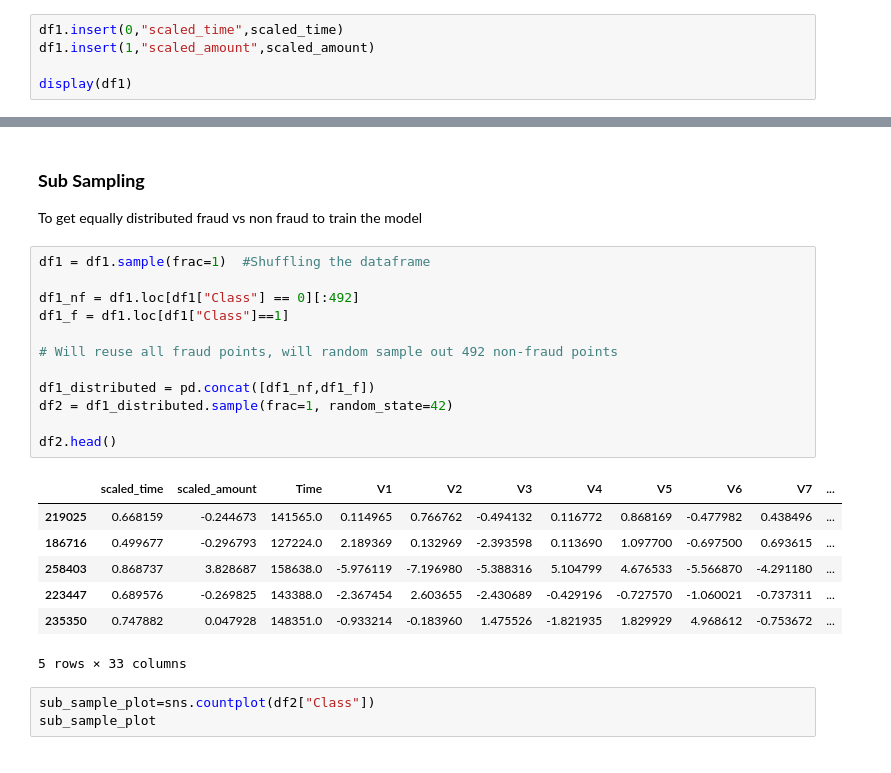
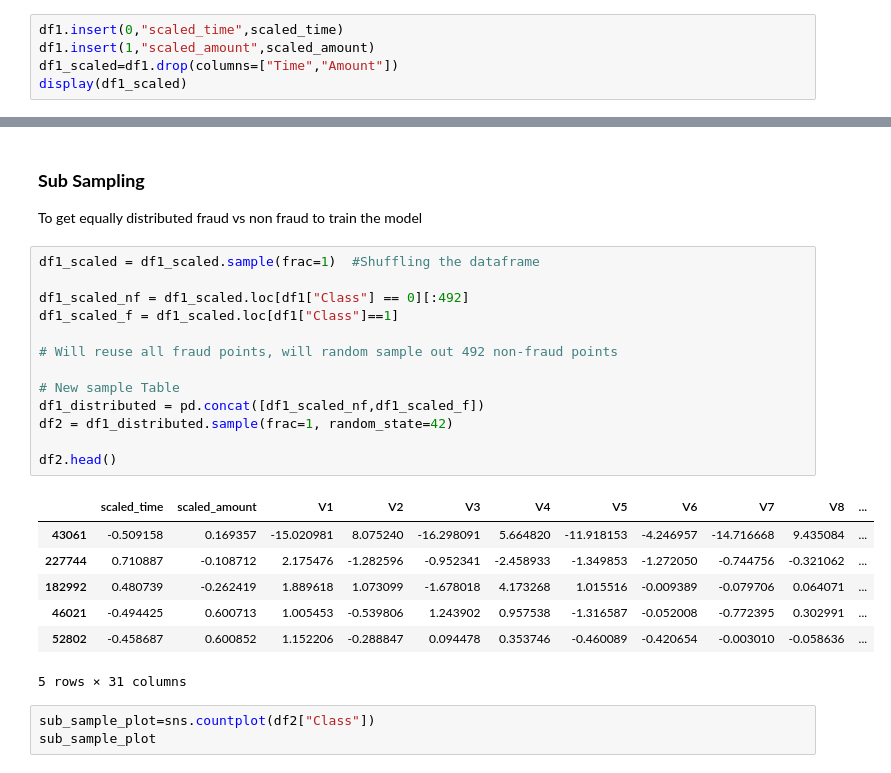
Before and after one commit to fookaixiong/Credit-Card-Fraud-Project, a Jupyter notebook: credit-card-fraud-detection.ipynb, the cells around one changed output, grey strips where cells are left out. Cells and saved outputs as stored; diff of their text form.

```diff
--- a/credit-card-fraud-detection.ipynb
+++ b/credit-card-fraud-detection.ipynb
@@ -145,6 +145,6 @@ df1=df0.copy()
 # %%
 df1.insert(0,"scaled_time",scaled_time)
 df1.insert(1,"scaled_amount",scaled_amount)
-
-display(df1)
+df1_scaled=df1.drop(columns=["Time","Amount"])
+display(df1_scaled)
 # %% [output]
@@ -166,25 +166,26 @@ display(df1)
 
 To get equally distributed fraud vs non fraud to train the model
 # %%
-df1 = df1.sample(frac=1)  #Shuffling the dataframe
+df1_scaled = df1_scaled.sample(frac=1)  #Shuffling the dataframe
 
-df1_nf = df1.loc[df1["Class"] == 0][:492]
-df1_f = df1.loc[df1["Class"]==1]
+df1_scaled_nf = df1_scaled.loc[df1["Class"] == 0][:492]
+df1_scaled_f = df1_scaled.loc[df1["Class"]==1]
 
 # Will reuse all fraud points, will random sample out 492 non-fraud points
 
-df1_distributed = pd.concat([df1_nf,df1_f])
+# New sample Table
+df1_distributed = pd.concat([df1_scaled_nf,df1_scaled_f])
 df2 = df1_distributed.sample(frac=1, random_state=42)
 
 df2.head()
 # %% [output]
-|  | scaled_time | scaled_amount | Time | V1 | V2 | V3 | V4 | V5 | V6 | V7 | ... |
-| 219025 | 0.668159 | -0.244673 | 141565.0 | 0.114965 | 0.766762 | -0.494132 | 0.116772 | 0.868169 | -0.477982 | 0.438496 | ... |
-| 186716 | 0.499677 | -0.296793 | 127224.0 | 2.189369 | 0.132969 | -2.393598 | 0.113690 | 1.097700 | -0.697500 | 0.693615 | ... |
-| 258403 | 0.868737 | 3.828687 | 158638.0 | -5.976119 | -7.196980 | -5.388316 | 5.104799 | 4.676533 | -5.566870 | -4.291180 | ... |
-| 223447 | 0.689576 | -0.269825 | 143388.0 | -2.367454 | 2.603655 | -2.430689 | -0.429196 | -0.727570 | -1.060021 | -0.737311 | ... |
-| 235350 | 0.747882 | 0.047928 | 148351.0 | -0.933214 | -0.183960 | 1.475526 | -1.821935 | 1.829929 | 4.968612 | -0.753672 | ... |
+|  | scaled_time | scaled_amount | V1 | V2 | V3 | V4 | V5 | V6 | V7 | V8 | ... |
+| 43061 | -0.509158 | 0.169357 | -15.020981 | 8.075240 | -16.298091 | 5.664820 | -11.918153 | -4.246957 | -14.716668 | 9.435084 | ... |
+| 227744 | 0.710887 | -0.108712 | 2.175476 | -1.282596 | -0.952341 | -2.458933 | -1.349853 | -1.272050 | -0.744756 | -0.321062 | ... |
+| 182992 | 0.480739 | -0.262419 | 1.889618 | 1.073099 | -1.678018 | 4.173268 | 1.015516 | -0.009389 | -0.079706 | 0.064071 | ... |
+| 46021 | -0.494425 | 0.600713 | 1.005453 | -0.539806 | 1.243902 | 0.957538 | -1.316587 | -0.052008 | -0.772395 | 0.302991 | ... |
+| 52802 | -0.458687 | 0.600852 | 1.152206 | -0.288847 | 0.094478 | 0.353746 | -0.460089 | -0.420654 | -0.003010 | -0.058636 | ... |
-5 rows × 33 columns
+5 rows × 31 columns
 # %%
 sub_sample_plot=sns.countplot(df2["Class"])
 sub_sample_plot
```
Also changed, not shown: parts of 5 cells of this notebook.
